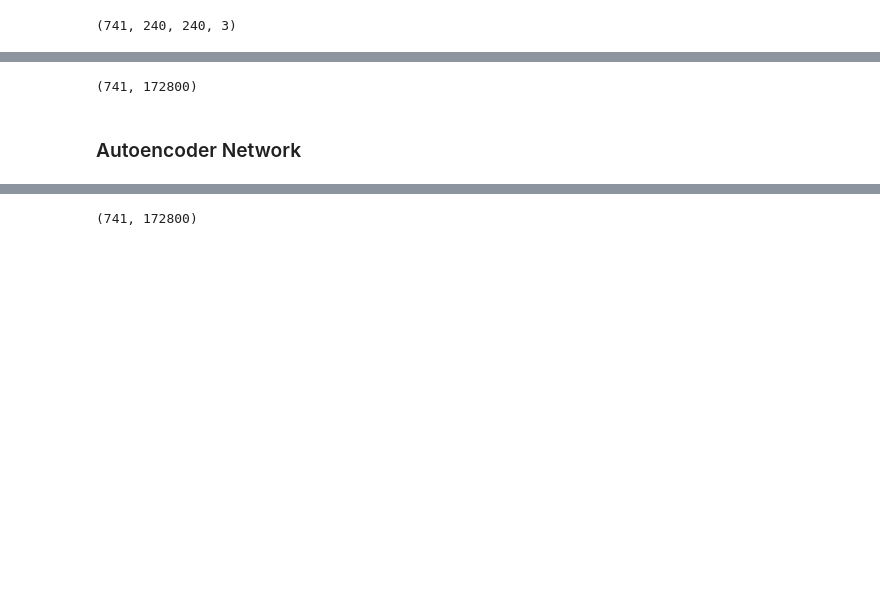
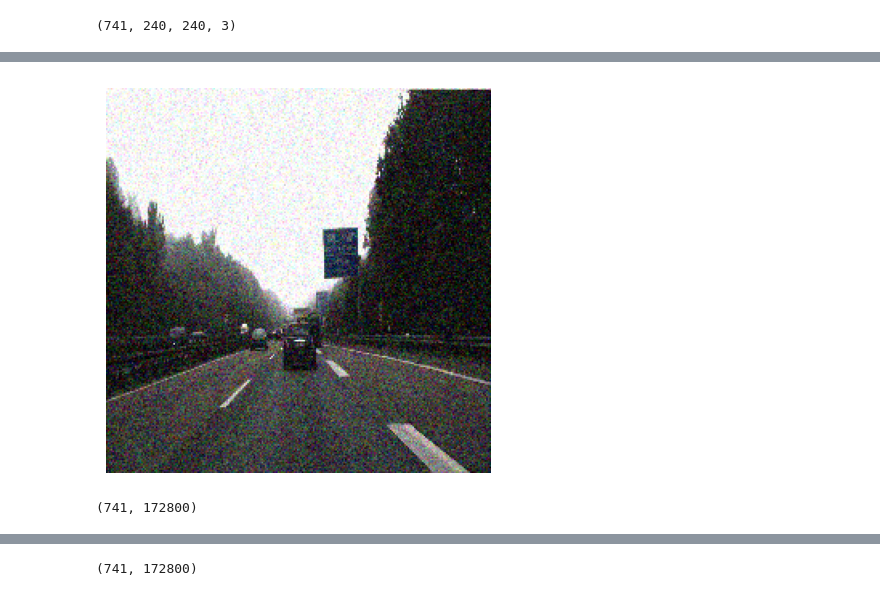
Before and after one commit to aidaaminian/snn-self-driving, a Jupyter notebook: bproj_autoencoder.ipynb, the cells around one changed output, grey strips where cells are left out. Saved outputs shown, nothing was run; the diff lists cells and outputs as text; code cells hidden in the pictures; blank space fills up the shorter version.

Commit message:
feat: add noise

```diff
--- a/bproj_autoencoder.ipynb
+++ b/bproj_autoencoder.ipynb
@@ -92,2 +81,11 @@ plt.show()
+# %%
+noise_data = skimage.util.random_noise(image_list, mode="gaussian")
+# %%
+plt.figure(figsize=(5,5))
+plt.imshow(noise_data[8])
+plt.axis("off")
+plt.show()
+# %% [output]
+[figure, added]
 # %%
 train_data = np.reshape(image_list, (len(image_list), -1))
@@ -95,5 +97,3 @@ train_data = np.reshape(image_list, (len(image_list), -1))
 train_data.shape
 # %% [output]
 (741, 172800)
-# %% [markdown]
-### Autoencoder Network
```
Also changed, not shown: parts of 27 cells of this notebook.
